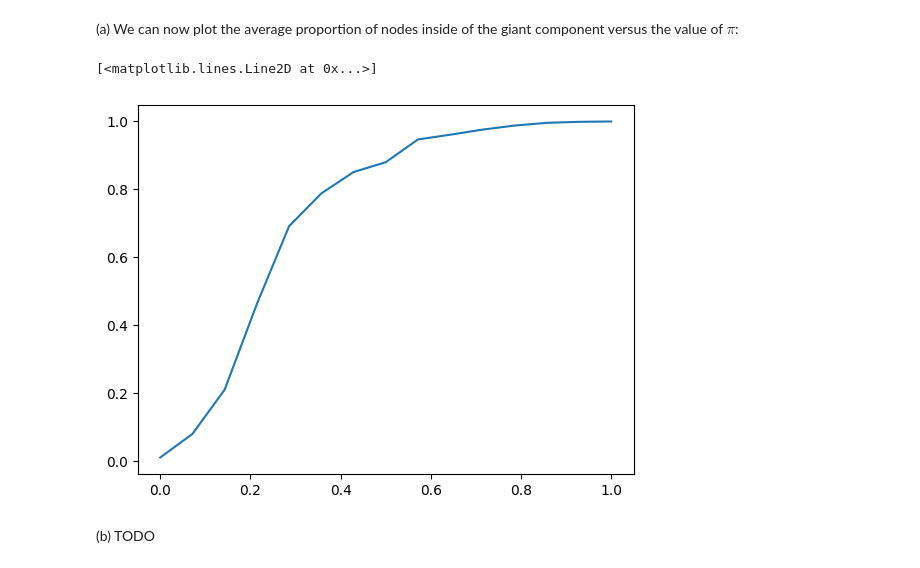
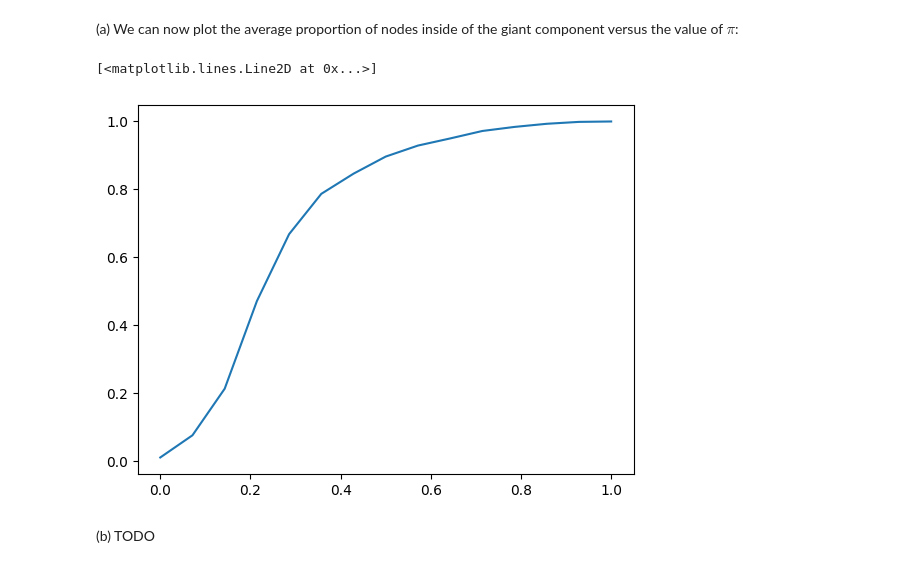
Before and after one commit to jolatechno/cours-ENS, a Jupyter notebook: cours/M2/S4/network/project/JosephTOUZET_complex_network.ipynb, the cells around one changed output. Saved outputs shown, nothing was run; the diff lists cells and outputs as text; code cells hidden in the pictures.

```diff
--- a/cours/M2/S4/network/project/JosephTOUZET_complex_network.ipynb
+++ b/cours/M2/S4/network/project/JosephTOUZET_complex_network.ipynb
@@ -136,22 +136,22 @@ nx.draw_networkx(largest_connected_subgraph, **options)
 # %% [markdown]
 (a) We can now plot the average proportion of nodes inside of the giant component versus the value of $\pi$:
 # %%
-N, size = 10, 200
+N, size = 25, 200
 pis = np.linspace(0, 1, 15)
 
 avg_size = []
 for pi in pis:
     avg_size.append(0)
     for n in range(N):
         graph = gen_rgm_biased(size, pi)
         largest_connected_component = find_largest_connected_component(graph)
         avg_size[-1] += len(largest_connected_component)
     avg_size[-1] /= N*size
 
 plt.plot(pis, avg_size)
 # %% [output]
 [<matplotlib.lines.Line2D at 0x...>]
-[figure, old version]
+[figure, new version]
 # %% [markdown]
 (b) TODO
 # %% [markdown]
```
Also changed, not shown: parts of 5 cells of this notebook.
